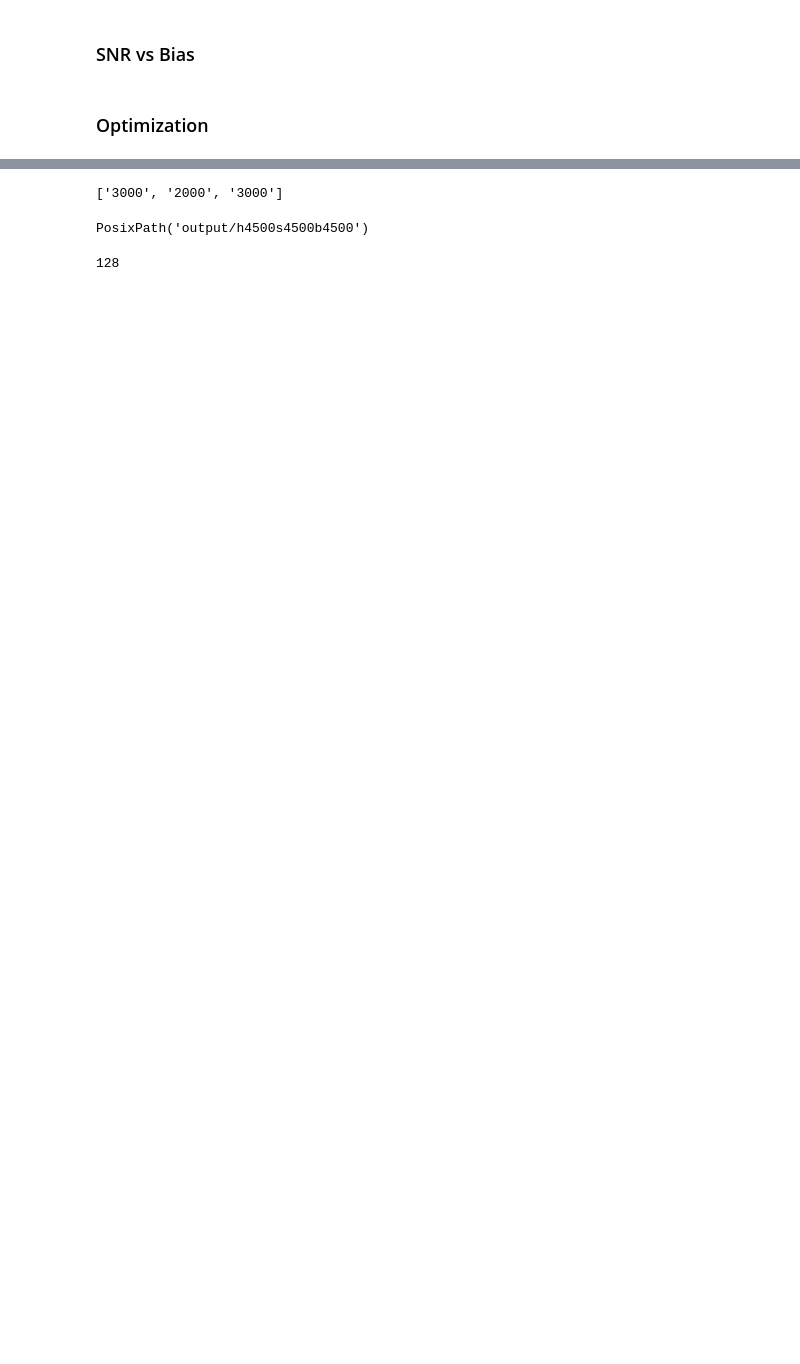
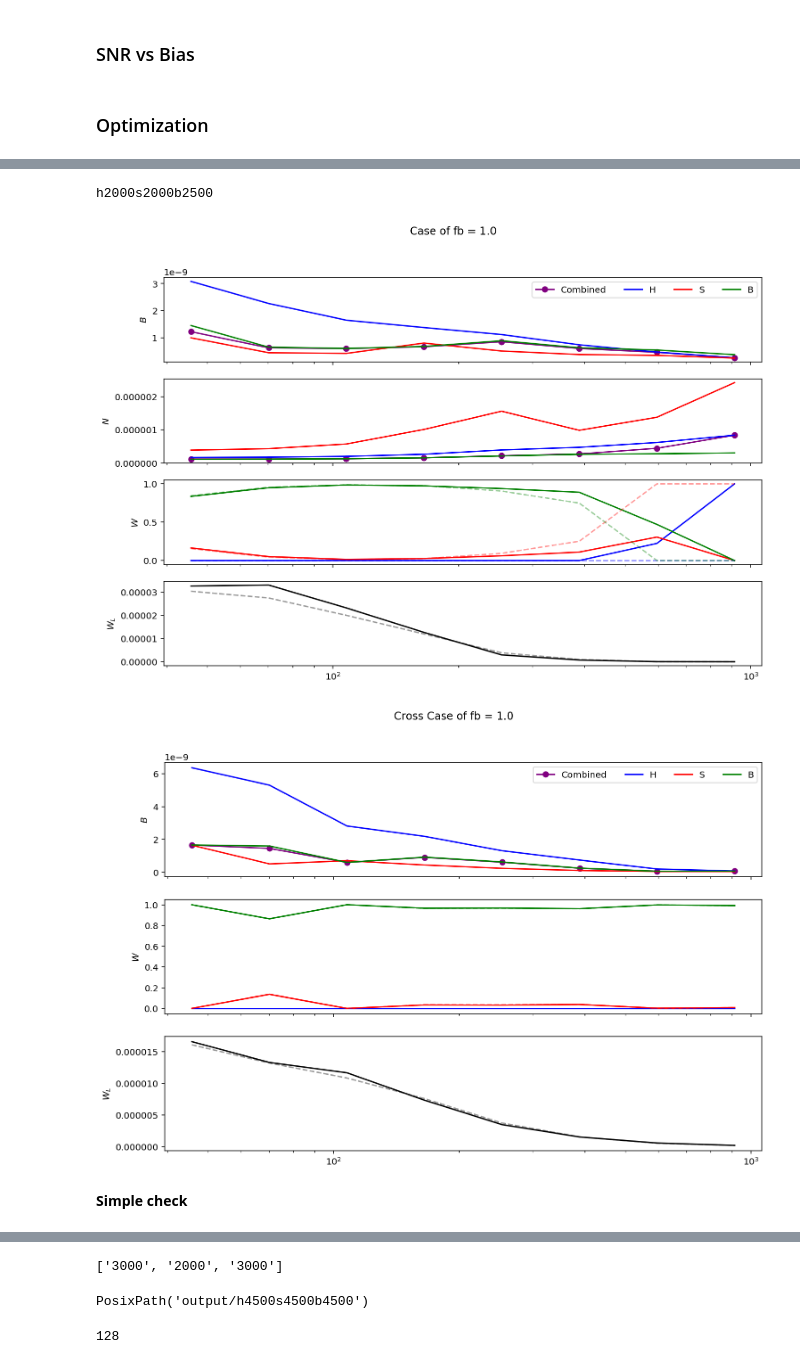
Before and after one commit to Saladino93/qelensingcomb, a Jupyter notebook: plots.ipynb, the cells around one changed output, grey strips where cells are left out. Cells and saved outputs as stored; diff of their text form; code cells hidden in the pictures; blank space fills up the shorter version.

```diff
--- a/plots.ipynb
+++ b/plots.ipynb
@@ -641,0 +1163,10 @@ Doing shear-bh
+# %%
+directory = min(autos, key = autos.get)
+all_maxes = [directory]
+plot_fixed(fb, all_maxes)
+# %% [output]
+h2000s2000b2500
+[figure, added]
+[figure, added]
+# %% [markdown]
+**Simple check**
```
Also changed, not shown: parts of 42 cells of this notebook, 4 other files.
